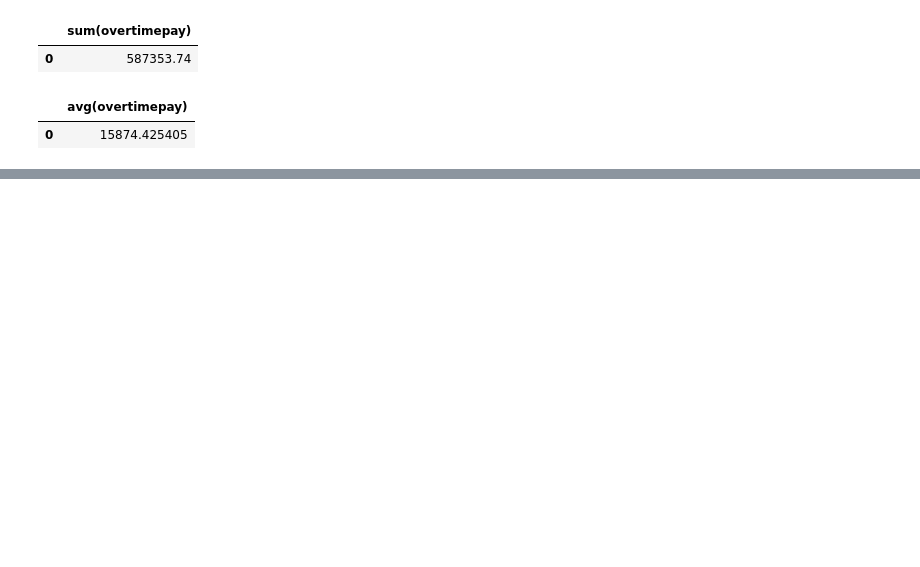
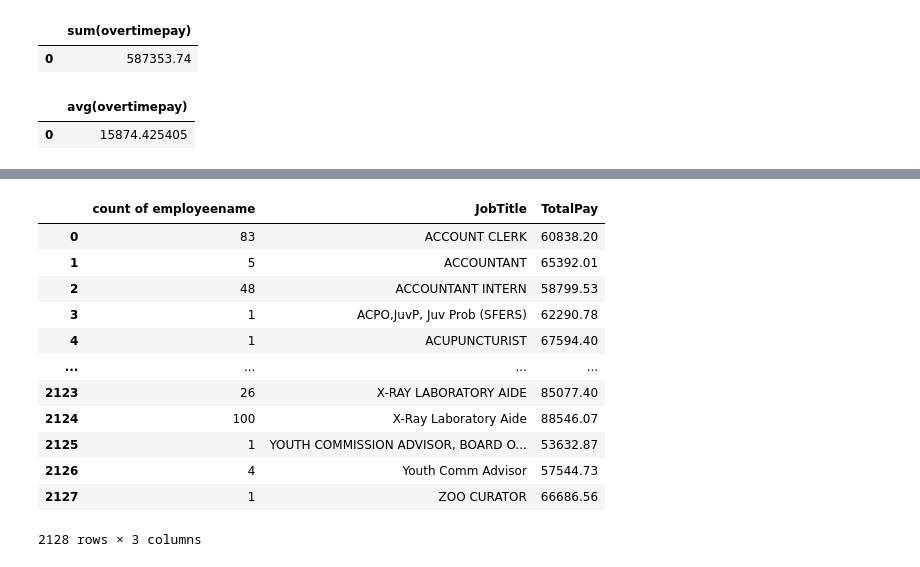
Before and after one commit to sheheryarhilal1/Jawan-Pakistan-23, a Jupyter notebook: Session 23.ipynb, the cells around one changed output, grey strips where cells are left out. Cells and saved outputs as stored; diff of their text form; code cells hidden in the pictures; blank space fills up the shorter version.

```diff
--- a/Session 23.ipynb
+++ b/Session 23.ipynb
@@ -901,0 +1016,23 @@ sql_query(q)
+# %%
+# Employees with TotalPay Greater Than 1,000,000 by JobTitle
+
+q = '''select count(employeename) 'count of employeename', jobtitle, totalpay from salaries
+    group by 2
+    having totalpay > 10000
+    '''
+
+sql_query(q)
+# %% [output]
+|  | count of employeename | JobTitle | TotalPay |
+| 0 | 83 | ACCOUNT CLERK | 60838.20 |
+| 1 | 5 | ACCOUNTANT | 65392.01 |
+| 2 | 48 | ACCOUNTANT INTERN | 58799.53 |
+| 3 | 1 | ACPO,JuvP, Juv Prob (SFERS) | 62290.78 |
+| 4 | 1 | ACUPUNCTURIST | 67594.40 |
+| ... | ... | ... | ... |
+| 2123 | 26 | X-RAY LABORATORY AIDE | 85077.40 |
+| 2124 | 100 | X-Ray Laboratory Aide | 88546.07 |
+| 2125 | 1 | YOUTH COMMISSION ADVISOR, BOARD O... | 53632.87 |
+| 2126 | 4 | Youth Comm Advisor | 57544.73 |
+| 2127 | 1 | ZOO CURATOR | 66686.56 |
+2128 rows × 3 columns
```
Also changed, not shown: parts of 15 cells of this notebook.
